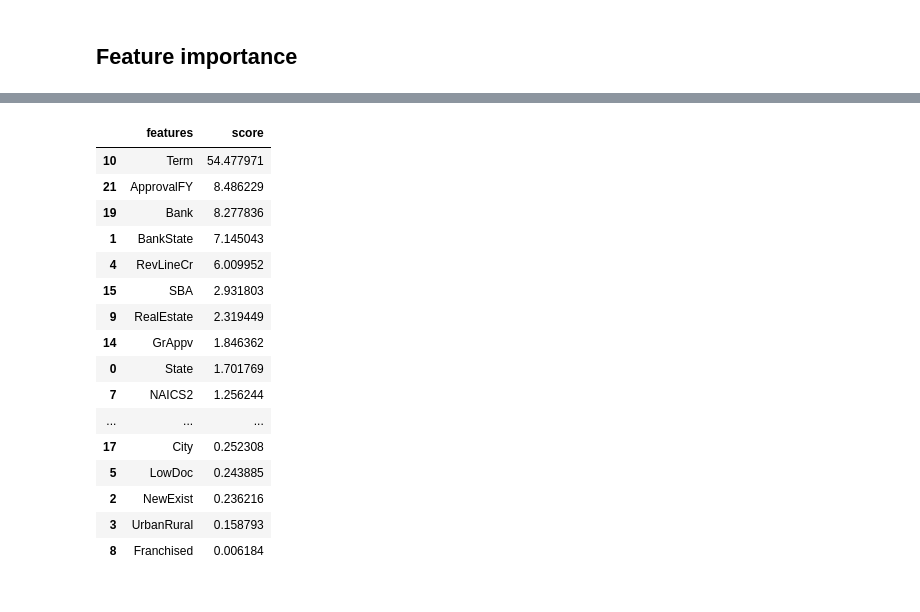
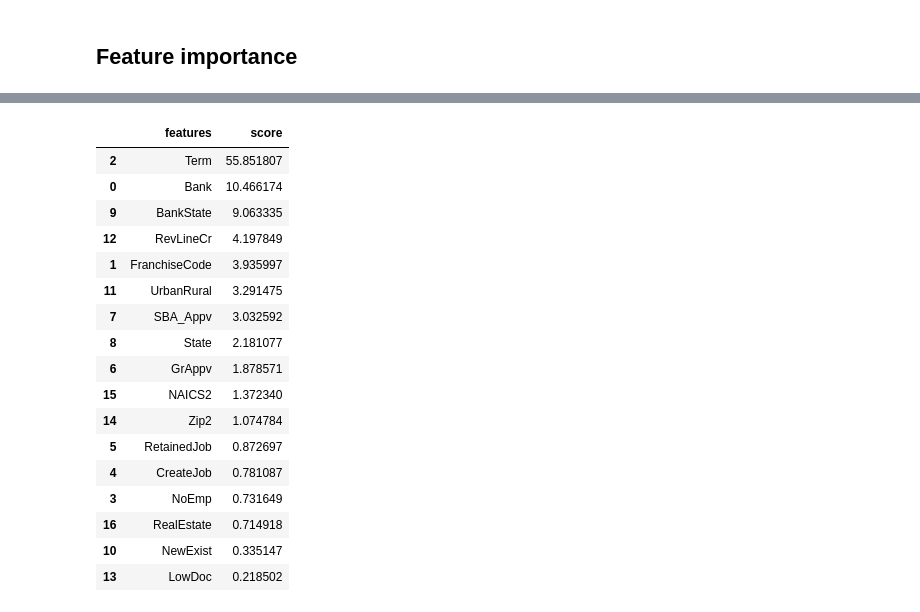
Before and after one commit to cjulliar/loan_project, a Jupyter notebook: ml/model_catb.ipynb, the cells around one changed output, grey strips where cells are left out. Drawn from its saved outputs; the diff is of its cells as text; code cells hidden in the pictures.

```diff
--- a/ml/model_catb.ipynb
+++ b/ml/model_catb.ipynb
@@ -65,6 +52,10 @@ data = data.drop("ApprovalFY", axis=1)
 # %%
 X = data.drop("MIS_Status", axis=1)
 y = data.MIS_Status
+# %%
+cols_drop = ["ApprovalDate", "ApprovalFY", "Name", "City", "Zip", "NAICS", "Franchised"] # "Name", "City", "Zip", "NAICS", "ApprovalFY"
+
+X = X.drop(cols_drop, axis=1)
 # %%
 # Récupère le nom des colonnes par types
 object_cols = list(X.select_dtypes(include=["object"]).columns)
@@ -101,9 +94,10 @@ Name: proportion, dtype: float64
 ### Column Transformer
 # %%
 preprocessing = ColumnTransformer([
-        ("onehot", OneHotEncoder(drop="if_binary", sparse_output=False, handle_unknown="ignore"), cat_cols),
+        ("frequency", CountFrequencyEncoder(encoding_method="frequency", missing_values="ignore"), object_cols),
         ("scaler", StandardScaler(), num_cols),
         #("ordinal", OrdinalEncoder(categories=[unique_years], handle_unknown="use_encoded_value", unknown_value=-1), year_col),
+        #("onehot", OneHotEncoder(drop="if_binary", sparse_output=False, handle_unknown="ignore"), cat_cols),
     ],
     remainder="passthrough",
     verbose_feature_names_out=False,
@@ -155,8 +107,14 @@ weighted avg      0.958     0.957     0.957     34700
+# %%
+pre_fit = preprocessing.fit(X_train)
+fit_cols = pre_fit.get_feature_names_out()
+
+cat_indices = []
+for i, col_name in enumerate(fit_cols):
+    if col_name in cat_cols:
+        cat_indices.append(i)
 # %% [markdown]
 ## Pipeline
 # %%
-catb = CatBoostClassifier(one_hot_max_size=10, verbose=0, random_state=42) # class_weights={k: class_weights[k] for k in classes}
+catb = CatBoostClassifier(one_hot_max_size=70, verbose=0, cat_features=cat_indices, random_state=42)
 
 pipeline_cb = make_pipeline(preprocessing, catb)
-
-pipeline_cb.fit(X_train, y_train)
@@ -213,45 +181,46 @@ print(pipeline_cb.steps)
 # %%
 preprocessed_features = pipeline_cb.named_steps['columntransformer'].get_feature_names_out()
 cb_model = pipeline_cb.named_steps['catboostclassifier']
 
-aggregated_scores = {}
+# aggregated_scores = {}
 
-for i, feature_name in enumerate(preprocessed_features):
-    if '_' in feature_name:
-        original_feature = feature_name.split('_')[0]
-        # Add importance score to the aggregated score for the original feature
-        aggregated_scores[original_feature] = aggregated_scores.get(original_feature, 0) + cb_model.feature_importances_[i]
-    else:
-        # Add importance score directly for non-one-hot encoded features
-        aggregated_scores[feature_name] = cb_model.feature_importances_[i]
+# for i, feature_name in enumerate(preprocessed_features):
+#     if '_' in feature_name:
+#         original_feature = feature_name.split('_')[0]
+#         # Add importance score to the aggregated score for the original feature
+#         aggregated_scores[original_feature] = aggregated_scores.get(original_feature, 0) + cb_model.feature_importances_[i]
+#     else:
+#         # Add importance score directly for non-one-hot encoded features
+#         aggregated_scores[feature_name] = cb_model.feature_importances_[i]
 
-aggregated_scores_df = pd.DataFrame(aggregated_scores.items(), columns=['features', 'score'])
+# aggregated_scores_df = pd.DataFrame(aggregated_scores.items(), columns=['features', 'score'])
 
-aggregated_scores_df.sort_values(by=['score'], ascending=False, inplace=True)
+# aggregated_scores_df.sort_values(by=['score'], ascending=False, inplace=True)
 
-display(aggregated_scores_df)
+# display(aggregated_scores_df)
 
-# feat_imp = pd.DataFrame({'features': preprocessed_features, 'score': cb_model.feature_importances_})
-# feat_imp.sort_values(by=['score'], ascending=False, inplace=True)
-# display(feat_imp.head(20))
+feat_imp = pd.DataFrame({'features': preprocessed_features, 'score': cb_model.feature_importances_})
+feat_imp.sort_values(by=['score'], ascending=False, inplace=True)
+display(feat_imp)
 # %% [output]
 |  | features | score |
-| 10 | Term | 54.477971 |
-| 21 | ApprovalFY | 8.486229 |
-| 19 | Bank | 8.277836 |
-| 1 | BankState | 7.145043 |
-| 4 | RevLineCr | 6.009952 |
-| 15 | SBA | 2.931803 |
-| 9 | RealEstate | 2.319449 |
-| 14 | GrAppv | 1.846362 |
-| 0 | State | 1.701769 |
-| 7 | NAICS2 | 1.256244 |
-| ... | ... | ... |
-| 17 | City | 0.252308 |
-| 5 | LowDoc | 0.243885 |
-| 2 | NewExist | 0.236216 |
-| 3 | UrbanRural | 0.158793 |
-| 8 | Franchised | 0.006184 |
+| 2 | Term | 55.851807 |
+| 0 | Bank | 10.466174 |
+| 9 | BankState | 9.063335 |
+| 12 | RevLineCr | 4.197849 |
+| 1 | FranchiseCode | 3.935997 |
+| 11 | UrbanRural | 3.291475 |
+| 7 | SBA_Appv | 3.032592 |
+| 8 | State | 2.181077 |
+| 6 | GrAppv | 1.878571 |
+| 15 | NAICS2 | 1.372340 |
+| 14 | Zip2 | 1.074784 |
+| 5 | RetainedJob | 0.872697 |
+| 4 | CreateJob | 0.781087 |
+| 3 | NoEmp | 0.731649 |
+| 16 | RealEstate | 0.714918 |
+| 10 | NewExist | 0.335147 |
+| 13 | LowDoc | 0.218502 |
 # %%
 display(preprocessed_features)
 # %% [output]
```
Also changed, not shown: parts of 26 cells of this notebook, 2 other files.
